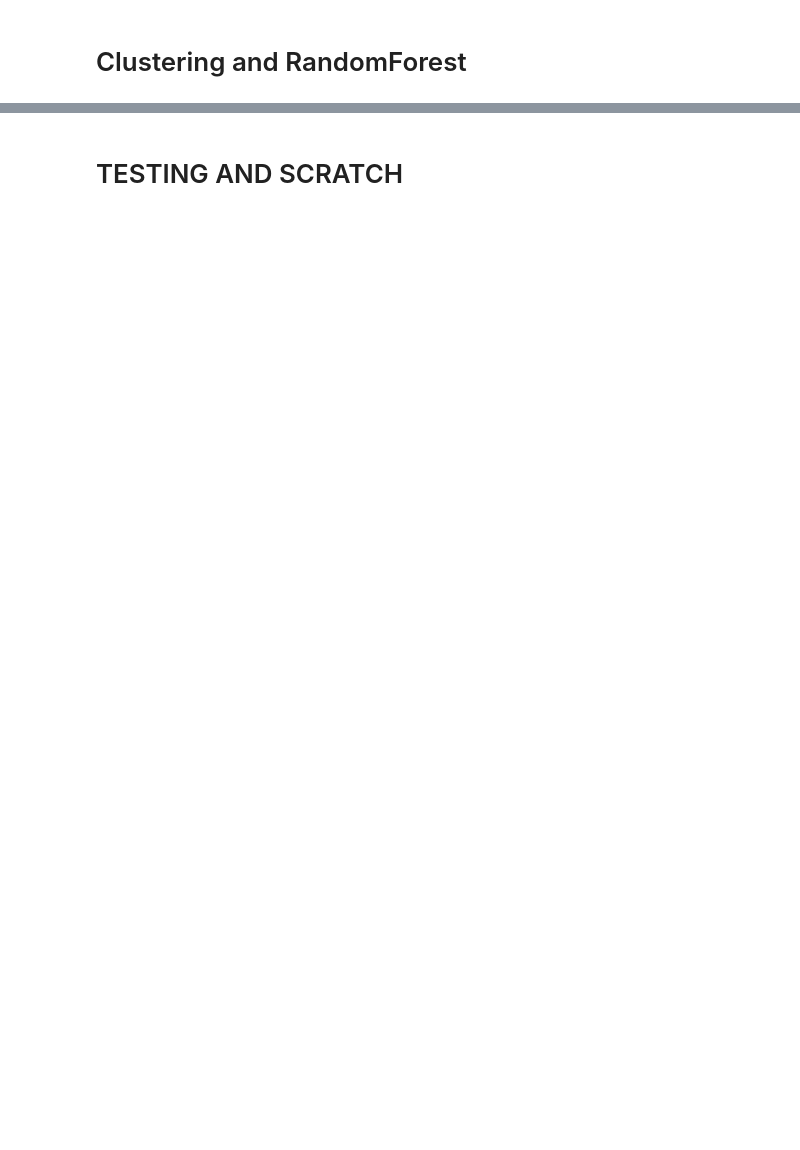
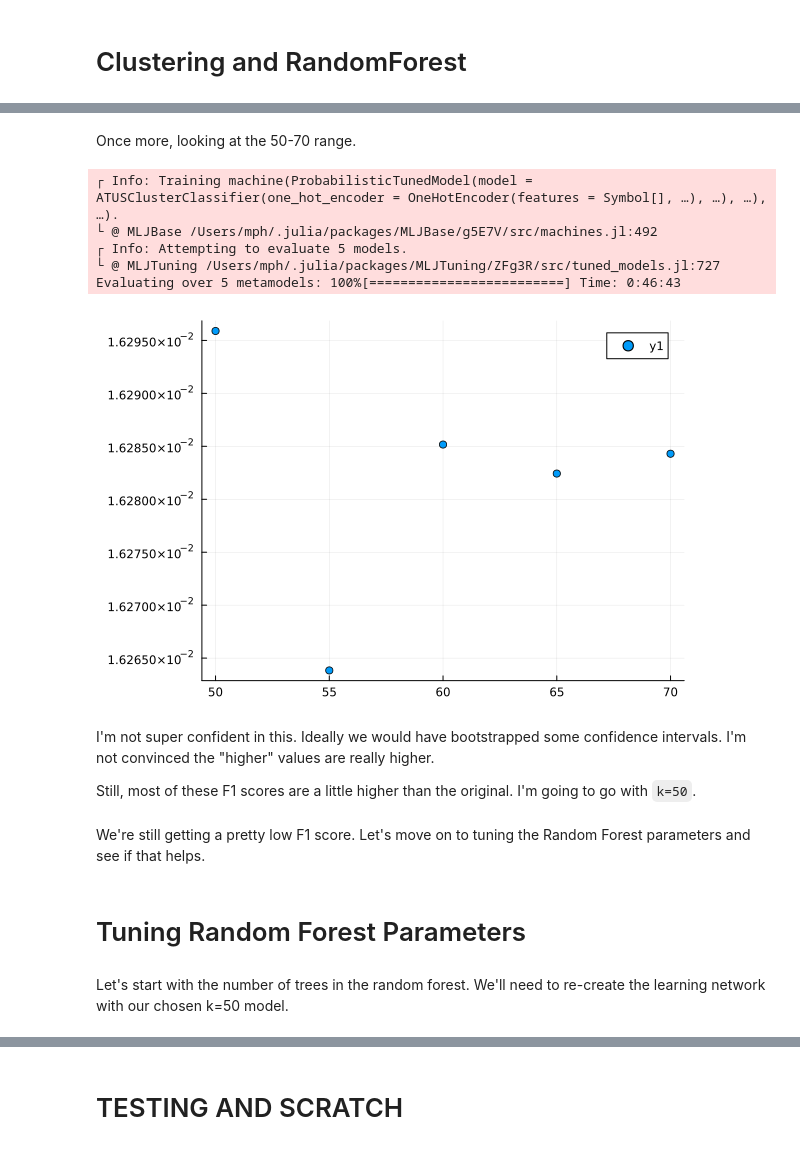
Before and after one commit to mike-herman/DoingRightNow-Analysis, a Jupyter notebook: atus_ml_model.ipynb, the cells around one changed output, grey strips where cells are left out. Saved outputs shown, nothing was run; the diff lists cells and outputs as text; code cells hidden in the pictures; blank space fills up the shorter version.

```diff
--- a/atus_ml_model.ipynb
+++ b/atus_ml_model.ipynb
@@ -69,2 +21,4 @@ y = y[train];
+# %%
+y, X, y_test, X_test = pull_and_clean_data();
 # %% [markdown]
 ## Find the right model to use
@@ -109,3 +67,6 @@ The `DecisionTreeClassifier` from the `BetaML` package works with no encoding or
 # %%
 # Load models from packages.
 DecisionTreeClassifier = @load DecisionTreeClassifier pkg=DecisionTree
+
+# Initialize multiclass F1 loss function.
+multiclassf1 = MulticlassFScore()
@@ -377,0 +514,31 @@ Now we try to tune the k-means parameter.
+# %% [markdown]
+Once more, looking at the 50-70 range.
+# %%
+r_k = range(atus_cluster_classifier, :(clusterer.k), lower=50, upper=70, scale=:linear)
+self_tuning_atus_cluster_classifier = TunedModel(model=atus_cluster_classifier,
+	tuning=Grid(resolution=5),
+	resampling=Holdout(fraction_train=0.6, rng=71),
+	range=r_k,
+	measure=multiclassf1)
+mach_self_tuning_atus_cluster_classifier = machine(self_tuning_atus_cluster_classifier, X, y) |> fit!
+
+tmp_1 = report(mach_self_tuning_atus_cluster_classifier).plotting.parameter_values[:,1]
+tmp_2 = report(mach_self_tuning_atus_cluster_classifier).plotting.measurements
+scatter(tmp_1,tmp_2)
+# %% [output]
+┌ Info: Training machine(ProbabilisticTunedModel(model = ATUSClusterClassifier(one_hot_encoder = OneHotEncoder(features = Symbol[], …), …), …), …).
+└ @ MLJBase /Users/mph/.julia/packages/MLJBase/g5E7V/src/machines.jl:492
+┌ Info: Attempting to evaluate 5 models.
+└ @ MLJTuning /Users/mph/.julia/packages/MLJTuning/ZFg3R/src/tuned_models.jl:727
+Evaluating over 5 metamodels: 100%[=========================] Time: 0:46:43
+[figure, added]
+# %% [markdown]
+I'm not super confident in this. Ideally we would have bootstrapped some confidence intervals. I'm not convinced the "higher" values are really higher.
+
+Still, most of these F1 scores are a little higher than the original. I'm going to go with `k=50`.
+# %% [markdown]
+We're still getting a pretty low F1 score. Let's move on to tuning the Random Forest parameters and see if that helps.
+# %% [markdown]
+# Tuning Random Forest Parameters
+# %% [markdown]
+Let's start with the number of trees in the random forest. We'll need to re-create the learning network with our chosen k=50 model.
```
Also changed, not shown: parts of 109 cells of this notebook, 2 other files.
